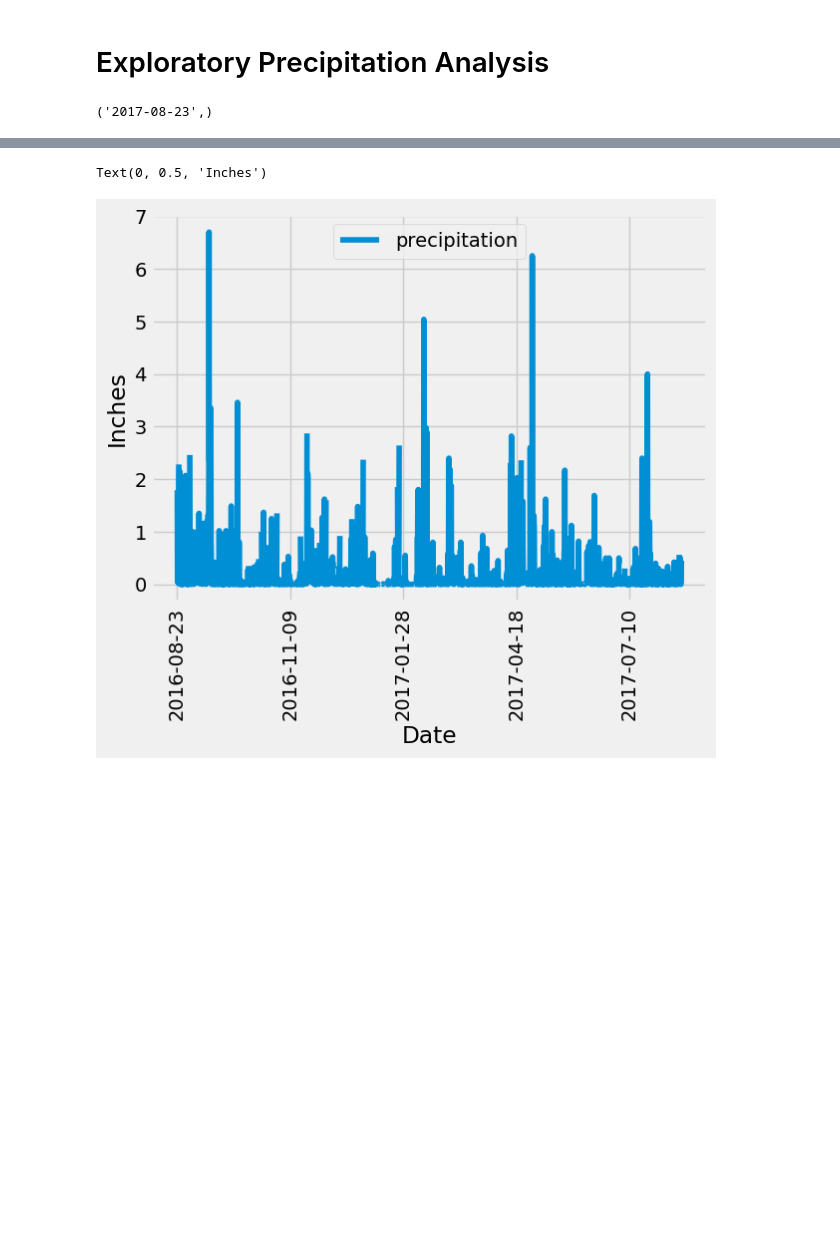
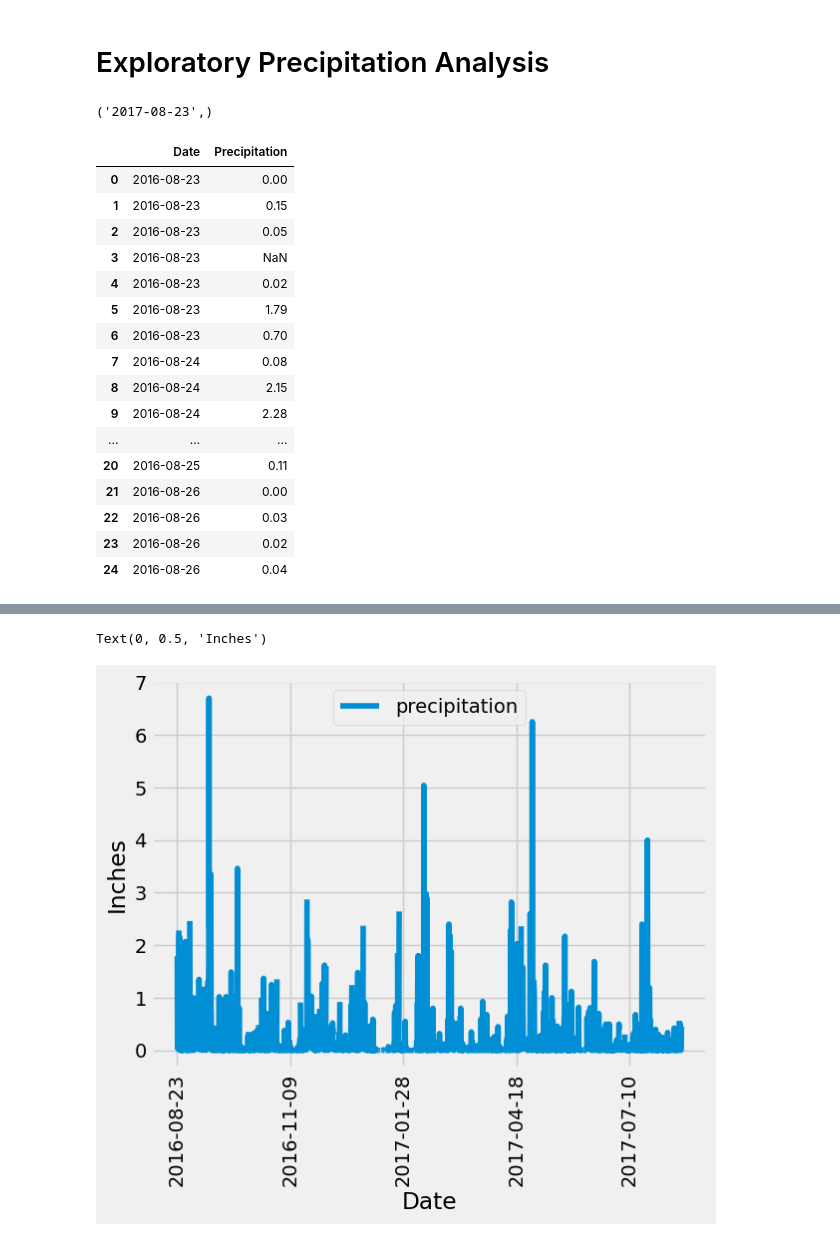
Before and after one commit to StarkArk/hawaiian_holiday_sqlalchemy, a Jupyter notebook: climate_starter.ipynb, the cells around one changed output, grey strips where cells are left out. Saved outputs shown, nothing was run; the diff lists cells and outputs as text; code cells hidden in the pictures; blank space fills up the shorter version.

```diff
--- a/climate_starter.ipynb
+++ b/climate_starter.ipynb
@@ -31,8 +65,69 @@ engine = create_engine("sqlite:///Resources/hawaii.sqlite")
 # %%
 # Create our session (link) from Python to the DB
+session = Session(engine)
 # %% [markdown]
 # Exploratory Precipitation Analysis
 # %%
 # Find the most recent date in the data set.
+recent_date = session.query(Measurement.date).order_by(Measurement.date.desc()).first()
+
+recent_date
 # %% [output]
 ('2017-08-23',)
+# %%
+# Extract year, month, day from recent_date
+recent_year = int(recent_date[0][0:4])
+recent_month = int(recent_date[0][5:7])
+recent_day = int(recent_date[0][8:10])
+# %%
+# Design a query to retrieve the last 12 months of precipitation data and plot the results.
+# Starting from the most recent data point in the database.
+last_date = dt.date(recent_year, recent_month, recent_day)
+
+# Calculate the date one year from the last date in data set.
+year_back = last_date - dt.timedelta(days=365)
+
+
+# Perform a query to retrieve the data and precipitation scores
+prcp_query = session.query(Measurement.date,
+                           Measurement.prcp).filter(Measurement.date >= year_back).\
+                                             order_by(Measurement.date).\
+                                             all()
+
+# Save the query results as a Pandas DataFrame. Explicitly set the column names
+prcp_ls_dict = [{"Date": prcp[0], "Precipitation": prcp[1]} for prcp in prcp_query]
+prcp_df = pd.DataFrame(prcp_ls_dict)
+
+# Sort the dataframe by date
+
+
+# Use Pandas Plotting with Matplotlib to plot the data
+# %%
+prcp_query = session.query(Measurement.date,
+                           Measurement.prcp).filter(Measurement.date >= year_back).\
+                                             order_by(Measurement.date).\
+                                             all()
+
+prcp_ls_dict = [{"Date": prcp[0], "Precipitation": prcp[1]} for prcp in prcp_query]
+
+prcp_df = pd.DataFrame(prcp_ls_dict)
+
+prcp_df.head(25)
+# %% [output]
+|  | Date | Precipitation |
+| 0 | 2016-08-23 | 0.00 |
+| 1 | 2016-08-23 | 0.15 |
+| 2 | 2016-08-23 | 0.05 |
+| 3 | 2016-08-23 | NaN |
+| 4 | 2016-08-23 | 0.02 |
+| 5 | 2016-08-23 | 1.79 |
+| 6 | 2016-08-23 | 0.70 |
+| 7 | 2016-08-24 | 0.08 |
+| 8 | 2016-08-24 | 2.15 |
+| 9 | 2016-08-24 | 2.28 |
+| ... | ... | ... |
+| 20 | 2016-08-25 | 0.11 |
+| 21 | 2016-08-26 | 0.00 |
+| 22 | 2016-08-26 | 0.03 |
+| 23 | 2016-08-26 | 0.02 |
+| 24 | 2016-08-26 | 0.04 |
```
Also changed, not shown: parts of 10 cells of this notebook.
